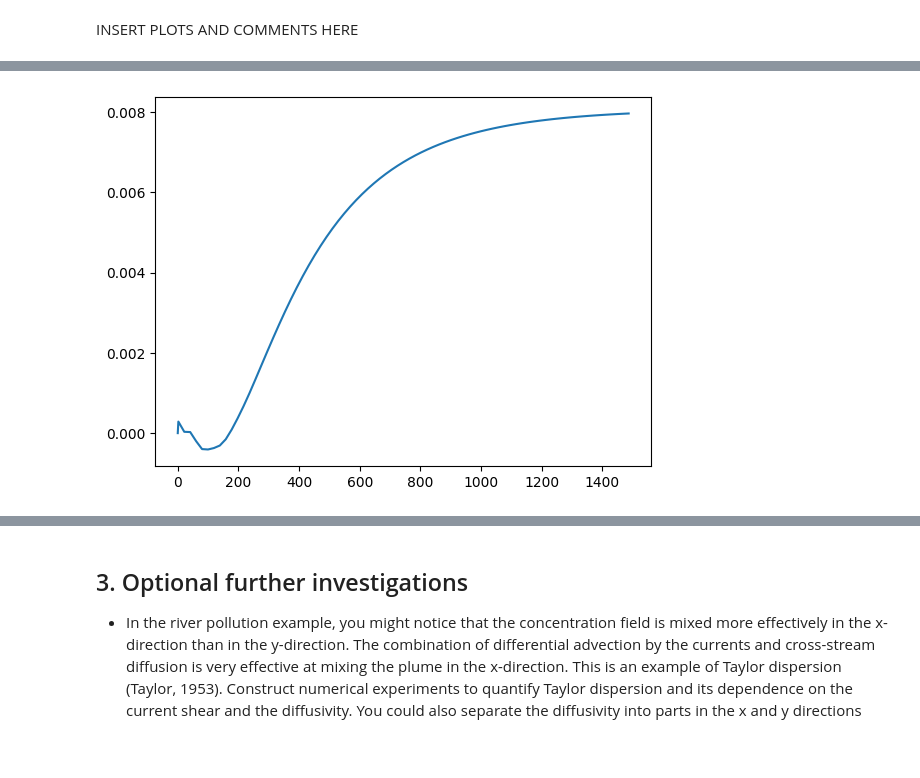
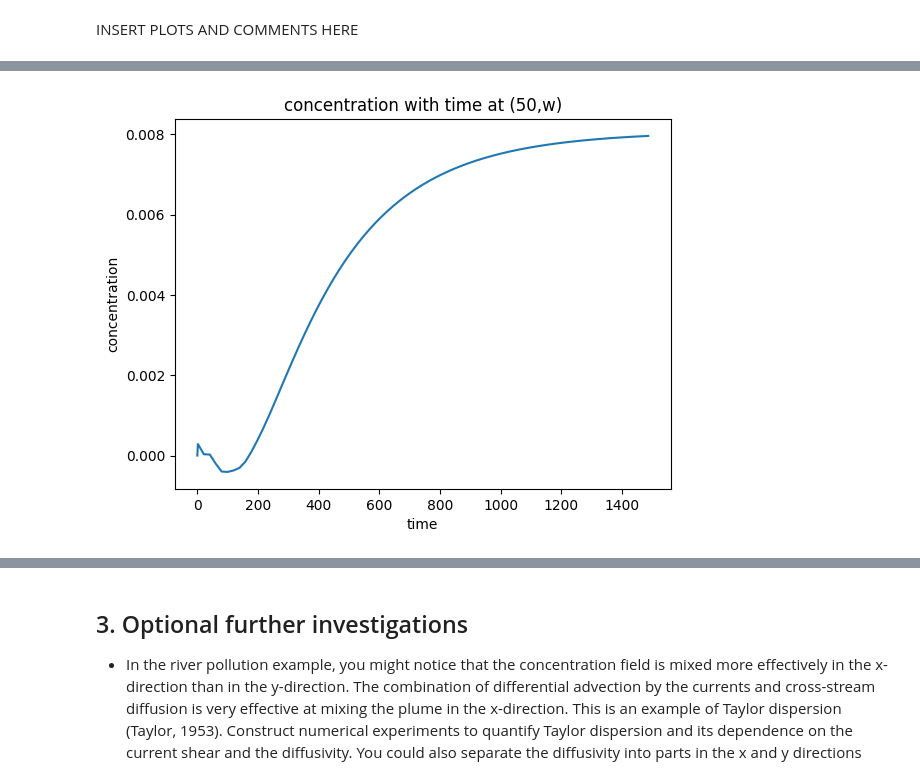
Before and after one commit to meganlouiseedwards/QCES, a Jupyter notebook: Project2_transport.ipynb, the cells around one changed output, grey strips where cells are left out. Saved outputs shown, nothing was run; the diff lists cells and outputs as text; code cells hidden in the pictures; blank space fills up the shorter version.

```diff
--- a/Project2_transport.ipynb
+++ b/Project2_transport.ipynb
@@ -870,8 +904,11 @@ INFO:matplotlib.animation:MovieWriter._run: running command: ffmpeg -f rawvideo
 # %%
 plt.figure()
 
 plt.plot(t_save,c_save[:,50,-1])
+plt.title('concentration with time at (50,w)')
+plt.xlabel('time')
+plt.ylabel('concentration')
 
 plt.show()
 # %% [output]
-[figure, old version]
+[figure, new version]
```
Also changed, not shown: parts of 10 cells of this notebook.
